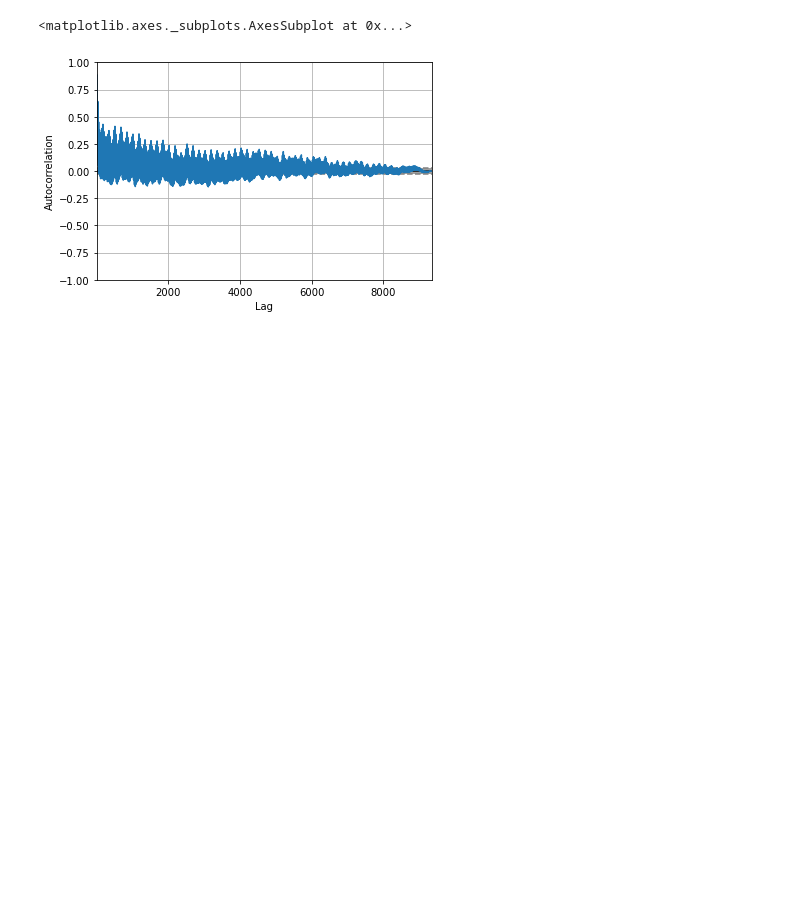
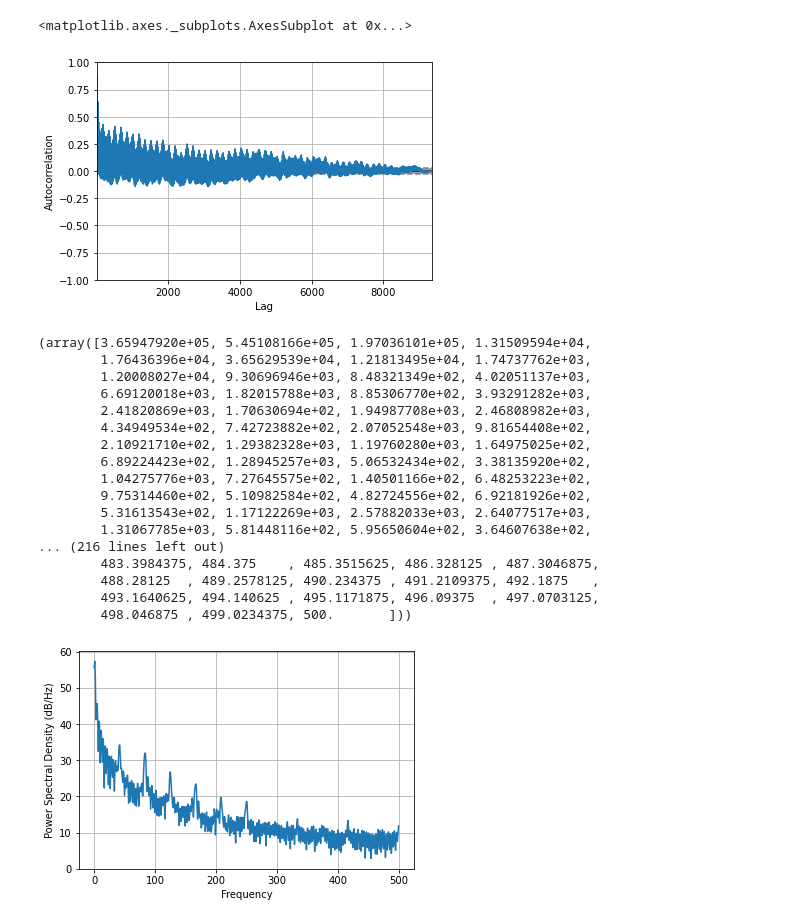
Before and after one commit to sks-07/Timeseries, a Jupyter notebook: time_series.ipynb, the cells around one changed output. Cells and saved outputs as stored; diff of their text form; code cells hidden in the pictures; blank space fills up the shorter version.

```diff
--- a/time_series.ipynb
+++ b/time_series.ipynb
@@ -601,0 +604,25 @@ autocorrelation_plot(S1)
+# %%
+plt.psd(S1, NFFT = 301,
+       Fs = 1000,
+       window = mlab.window_none,
+       pad_to = 1024,
+       scale_by_freq = True)
+# %% [output]
+(array([3.65947920e+05, 5.45108166e+05, 1.97036101e+05, 1.31509594e+04,
+        1.76436396e+04, 3.65629539e+04, 1.21813495e+04, 1.74737762e+03,
+        1.20008027e+04, 9.30696946e+03, 8.48321349e+02, 4.02051137e+03,
+        6.69120018e+03, 1.82015788e+03, 8.85306770e+02, 3.93291282e+03,
+        2.41820869e+03, 1.70630694e+02, 1.94987708e+03, 2.46808982e+03,
+        4.34949534e+02, 7.42723882e+02, 2.07052548e+03, 9.81654408e+02,
+        2.10921710e+02, 1.29382328e+03, 1.19760280e+03, 1.64975025e+02,
+        6.89224423e+02, 1.28945257e+03, 5.06532434e+02, 3.38135920e+02,
+        1.04275776e+03, 7.27645575e+02, 1.40501166e+02, 6.48253223e+02,
+        9.75314460e+02, 5.10982584e+02, 4.82724556e+02, 6.92181926e+02,
+        5.31613543e+02, 1.17122269e+03, 2.57882033e+03, 2.64077517e+03,
+        1.31067785e+03, 5.81448116e+02, 5.95650604e+02, 3.64607638e+02,
+... (216 lines left out)
+        483.3984375, 484.375    , 485.3515625, 486.328125 , 487.3046875,
+        488.28125  , 489.2578125, 490.234375 , 491.2109375, 492.1875   ,
+        493.1640625, 494.140625 , 495.1171875, 496.09375  , 497.0703125,
+        498.046875 , 499.0234375, 500.       ]))
+[figure, added]
```
Also changed, not shown: parts of 5 cells of this notebook.
